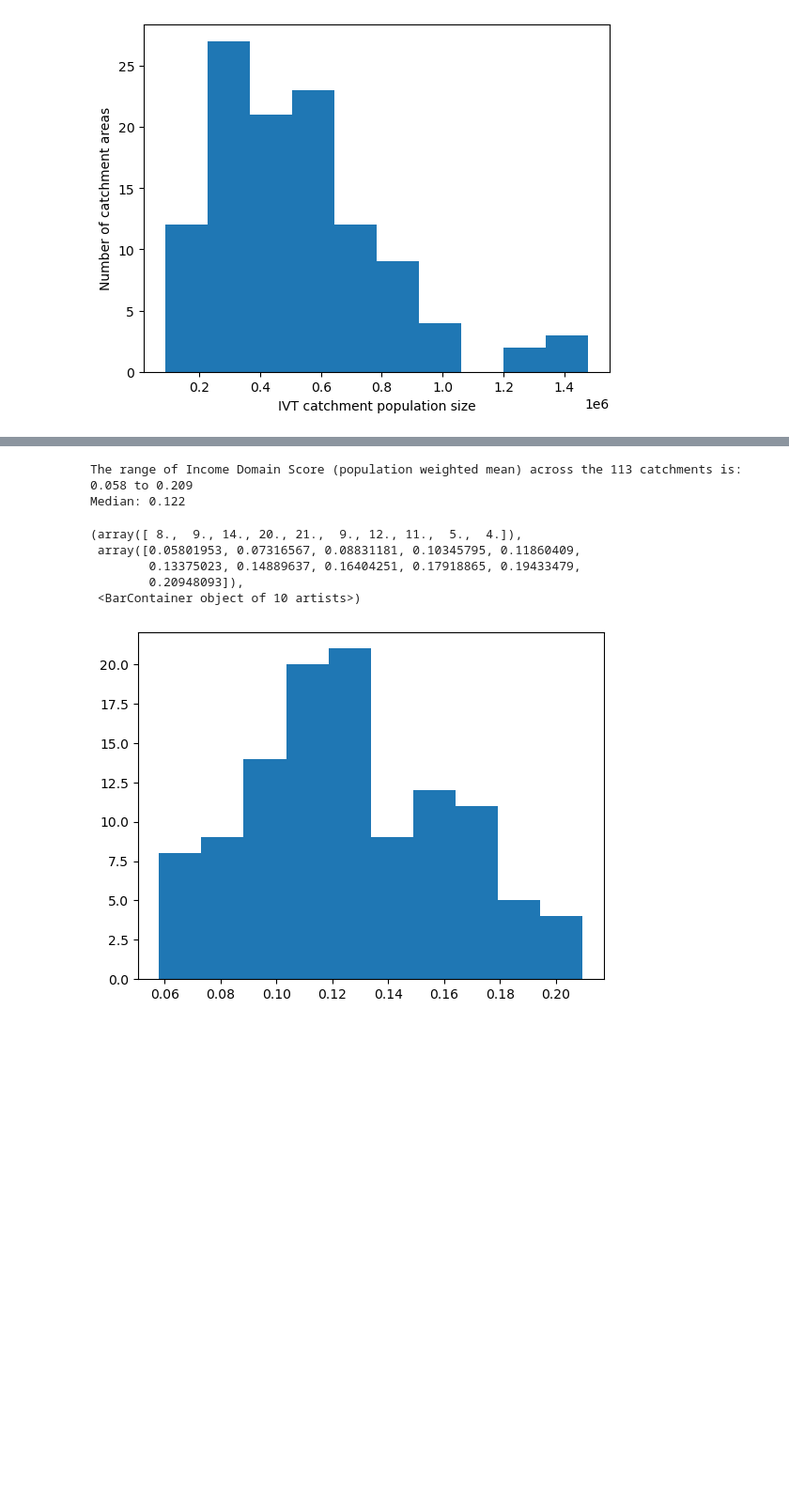
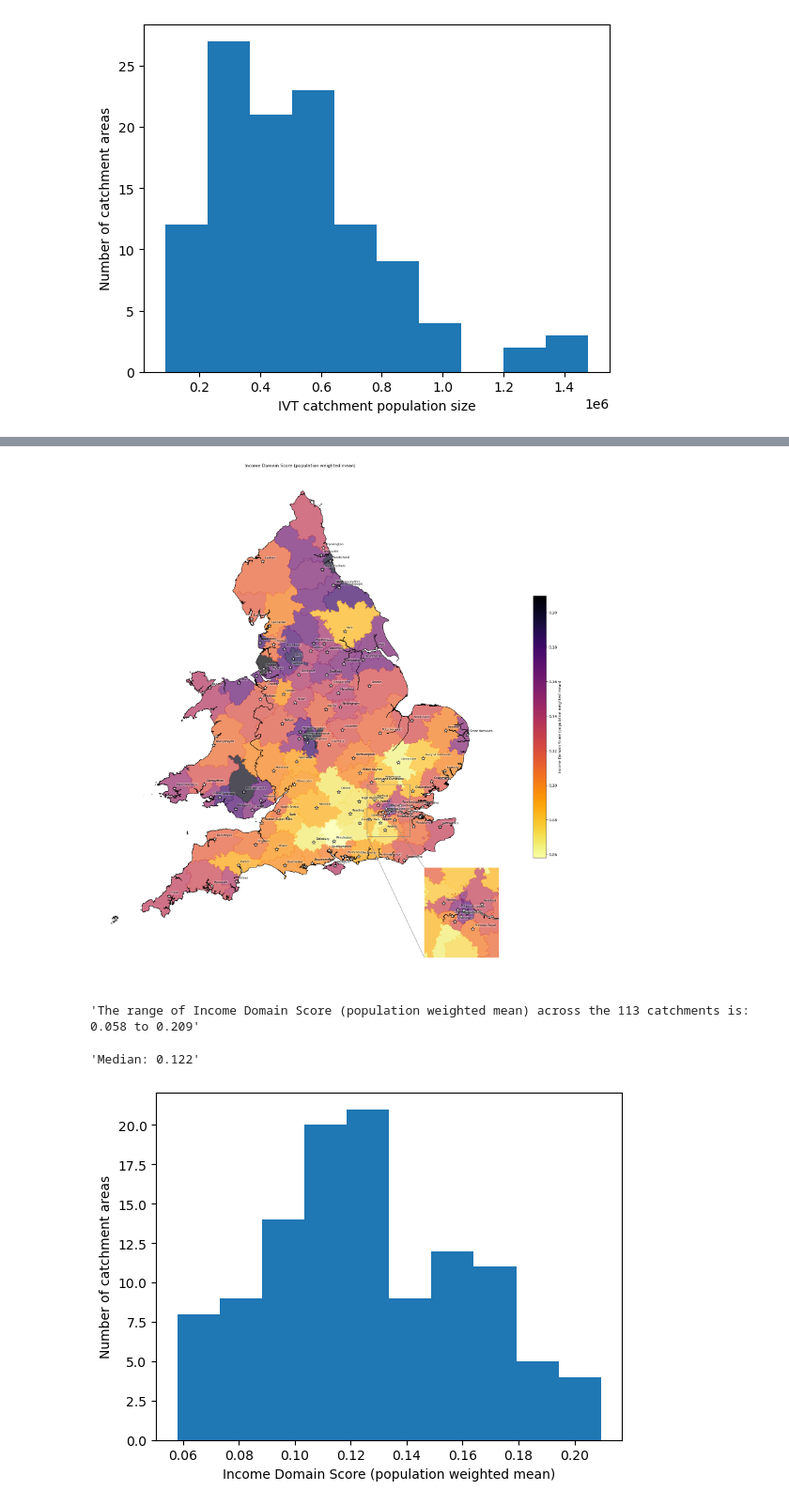
Before and after one commit to samuel-book/stroke_unit_demographics, a Jupyter notebook: 03_create_imd_maps.ipynb, the cells around one changed output, grey strips where cells are left out. Shown at 94% size. Drawn from its saved outputs; the diff is of its cells as text; code cells hidden in the pictures; blank space fills up the shorter version.

Commit message:
(1) Create maps using functions so can apply to IMD and Income domain (2) Results at end (3) PEP8 (4) Resolved SettingCopyWarnings

```diff
--- a/03_create_imd_maps.ipynb
+++ b/03_create_imd_maps.ipynb
@@ -128,8 +133,10 @@ gdf_units = gdf_units.to_crs(epsg=3857)
 
 Group data by closest IVT unit and calculate the weighted average of specified columns - [see stackoverflow tutorial here](https://stackoverflow.com/questions/31521027/groupby-weighted-average-and-sum-in-pandas-dataframe).
 # %%
-# Define a lambda function to compute the weighted mean
-wm = lambda x: np.average(x, weights=df_lsoa.loc[x.index, 'population_all'])
+# Define a function to compute the weighted mean
+def wm(x):
+    return np.average(x, weights=df_lsoa.loc[x.index, 'population_all'])
+
 
 # Define a function for finding population and average by IVT unit
 def ivt_weighted_av(df_lsoa, col, new_col):
@@ -192,0 +202,3 @@ df_ivt_imd
+# %%
+eng_wales_bounds = gdf_ivt_catchment.bounds
+eng_wales_bounds.head(2)
@@ -215,5 +443,0 @@ Join weighted average score to the IVT catchment geopandas dataframe.
-# %%
-# Join is left join on index by default, then reset index so closest IV is col
-gdf_ivt_catchment = gdf_ivt_catchment.join(
-    df_ivt_ids['income_domain_weighted_mean']).reset_index()
-gdf_ivt_catchment.head()
@@ -435,16 +444,14 @@ See the caveats in the documentation: https://pandas.pydata.org/pandas-docs/stab
-# %%
-print(f'The range of {col_readable} across the {gdf_ivt_catchment.shape[0]} catchments is: {round(gdf_ivt_catchment[col].min(),3)} to {round(gdf_ivt_catchment[col].max(),3)}')
-print(f'Median: {round(gdf_ivt_catchment[col].median(),3)}')
-# %% [output]
-The range of Income Domain Score (population weighted mean) across the 113 catchments is: 0.058 to 0.209
-Median: 0.122
-# %%
-plt.hist(gdf_ivt_catchment[col])
-# %% [output]
-(array([ 8.,  9., 14., 20., 21.,  9., 12., 11.,  5.,  4.]),
- array([0.05801953, 0.07316567, 0.08831181, 0.10345795, 0.11860409,
-        0.13375023, 0.14889637, 0.16404251, 0.17918865, 0.19433479,
-        0.20948093]),
- <BarContainer object of 10 artists>)
-[figure, removed]
+# %%
+create_map(gdf_ivt_catchment,
+           av_df=df_ivt_ids,
+           col='income_domain_weighted_mean',
+           col_readable='Income Domain Score (population weighted mean)',
+           gdf_units=gdf_units,
+           base_map=False,
+           show_labels=True)
+# %% [output]
+[figure, added]
+'The range of Income Domain Score (population weighted mean) across the 113 catchments is: 0.058 to 0.209'
+'Median: 0.122'
+[figure, added]
 # %% [markdown]
```
Also changed, not shown: parts of 35 cells of this notebook.
